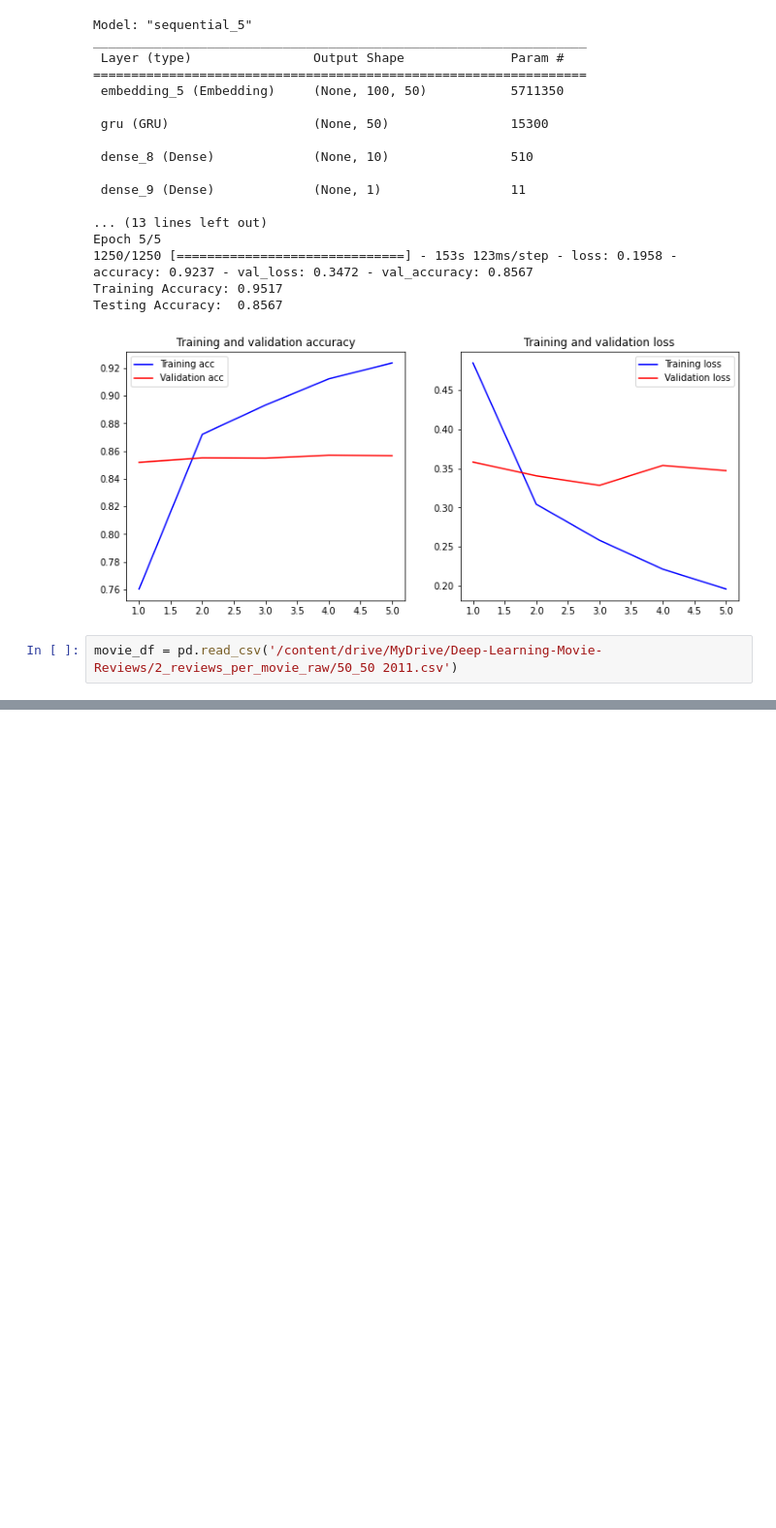
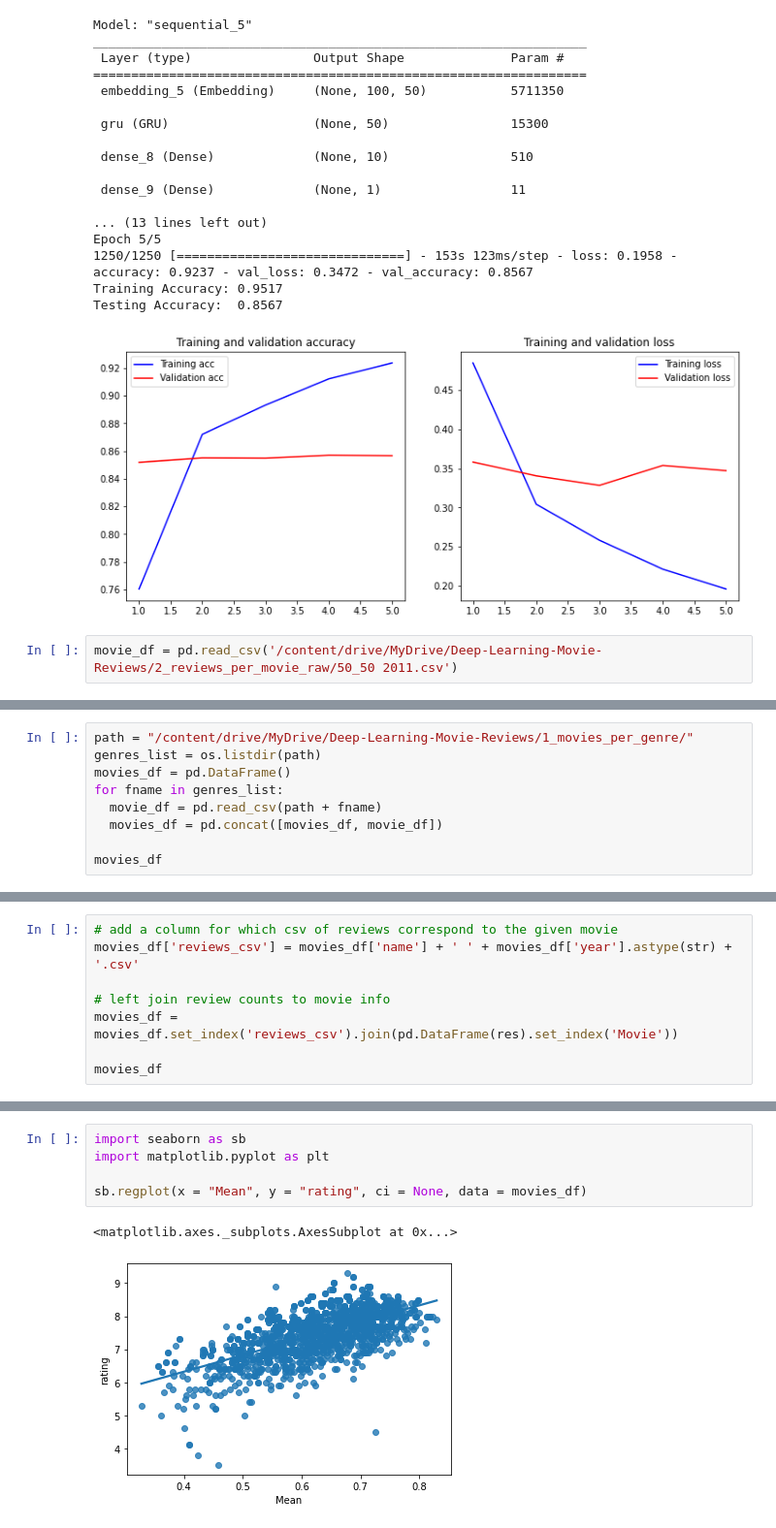
Before and after one commit to DanielHauersperger/Deep-Learning-Movie-Reviews, a Jupyter notebook: Movie_Review.ipynb, the cells around one changed output, grey strips where cells are left out. Shown at 97% size. Drawn from its saved outputs; the diff is of its cells as text; blank space fills up the shorter version.

```diff
--- a/Movie_Review.ipynb
+++ b/Movie_Review.ipynb
@@ -676,0 +680,9 @@ pd.DataFrame(res)
+# %%
+path = "/content/drive/MyDrive/Deep-Learning-Movie-Reviews/1_movies_per_genre/"
+genres_list = os.listdir(path)
+movies_df = pd.DataFrame()
+for fname in genres_list:
+  movie_df = pd.read_csv(path + fname)
+  movies_df = pd.concat([movies_df, movie_df])
+
+movies_df
@@ -676,0 +705,8 @@ pd.DataFrame(res)
+# %%
+# add a column for which csv of reviews correspond to the given movie
+movies_df['reviews_csv'] = movies_df['name'] + ' ' + movies_df['year'].astype(str) + '.csv'
+
+# left join review counts to movie info
+movies_df = movies_df.set_index('reviews_csv').join(pd.DataFrame(res).set_index('Movie'))
+
+movies_df
@@ -676,0 +745,8 @@ pd.DataFrame(res)
+# %%
+import seaborn as sb
+import matplotlib.pyplot as plt
+
+sb.regplot(x = "Mean", y = "rating", ci = None, data = movies_df)
+# %% [output]
+<matplotlib.axes._subplots.AxesSubplot at 0x...>
+[figure, added]
```
Also changed, not shown: parts of 9 cells of this notebook.
